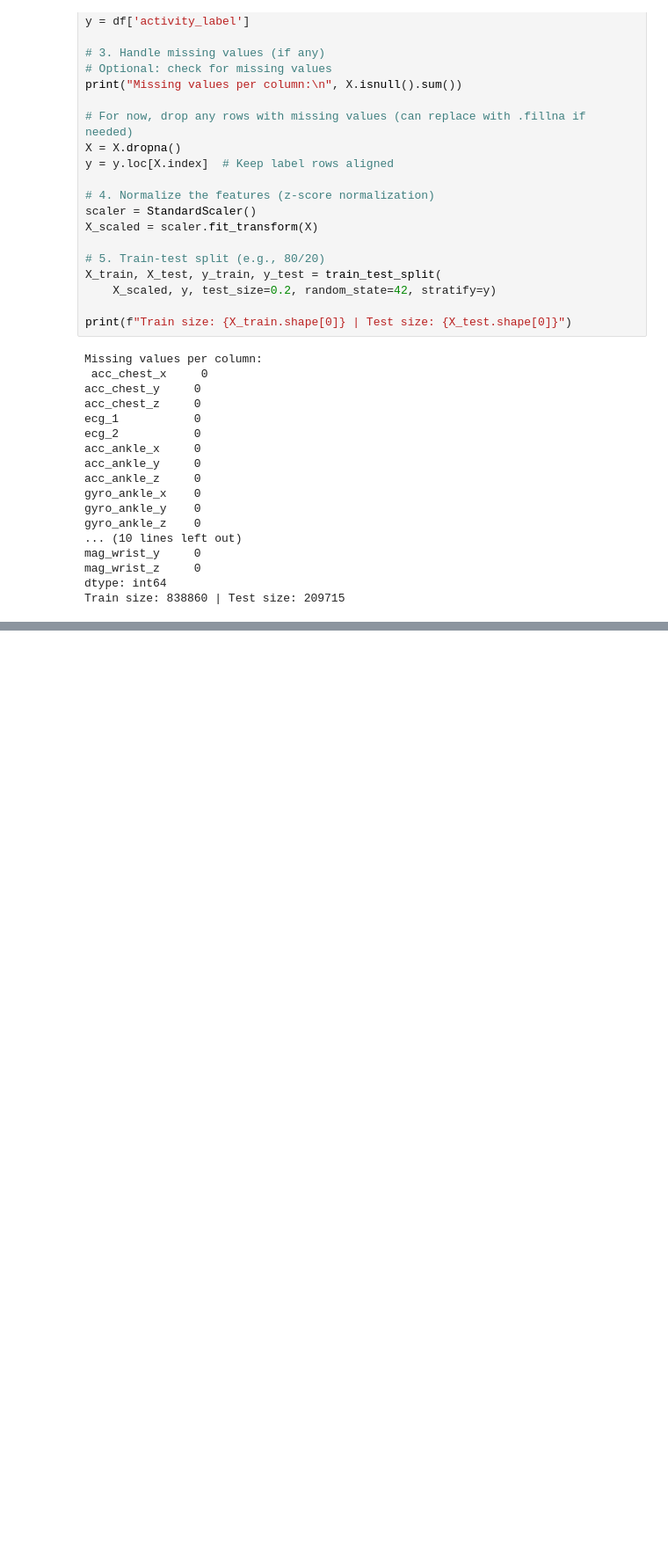
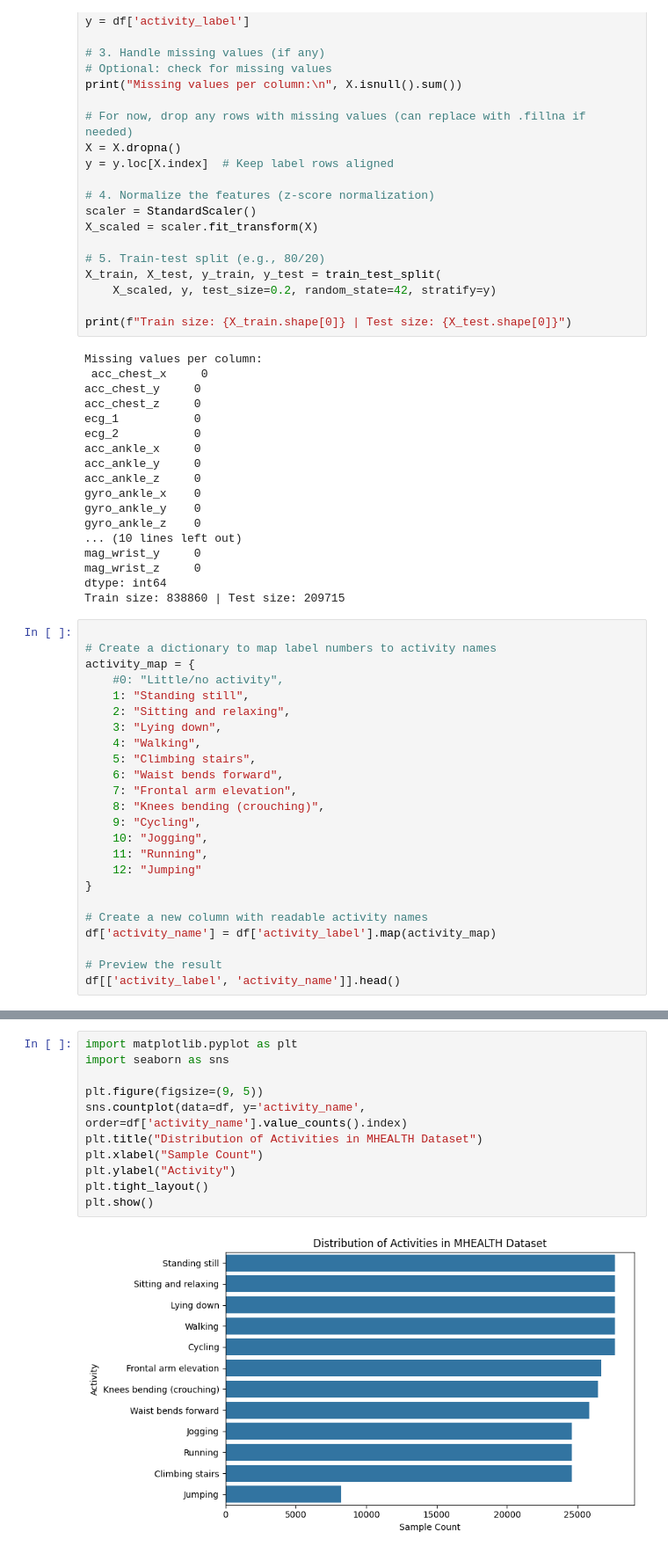
Before and after one commit to ray021207/Comparative-Study-of-Approaches-for-Injury-Risk-Prediction-in-Athletes, a Jupyter notebook: code.ipynb, the cells around one changed output, grey strips where cells are left out. Shown at 88% size. Cells and saved outputs as stored; diff of their text form; blank space fills up the shorter version.

```diff
--- a/code.ipynb
+++ b/code.ipynb
@@ -47,3 +47,27 @@ mag_wrist_y     0
 mag_wrist_z     0
 dtype: int64
 Train size: 838860 | Test size: 209715
+# %%
+
+# Create a dictionary to map label numbers to activity names
+activity_map = {
+    #0: "Little/no activity",
+    1: "Standing still",
+    2: "Sitting and relaxing",
+    3: "Lying down",
+    4: "Walking",
+    5: "Climbing stairs",
+    6: "Waist bends forward",
+    7: "Frontal arm elevation",
+    8: "Knees bending (crouching)",
+    9: "Cycling",
+    10: "Jogging",
+    11: "Running",
+    12: "Jumping"
+}
+
+# Create a new column with readable activity names
+df['activity_name'] = df['activity_label'].map(activity_map)
+
+# Preview the result
+df[['activity_label', 'activity_name']].head()
@@ -49,0 +81,13 @@ Train size: 838860 | Test size: 209715
+# %%
+import matplotlib.pyplot as plt
+import seaborn as sns
+
+plt.figure(figsize=(9, 5))
+sns.countplot(data=df, y='activity_name', order=df['activity_name'].value_counts().index)
+plt.title("Distribution of Activities in MHEALTH Dataset")
+plt.xlabel("Sample Count")
+plt.ylabel("Activity")
+plt.tight_layout()
+plt.show()
+# %% [output]
+[figure, added]
```
Also changed, not shown: parts of 1 cell of this notebook.
